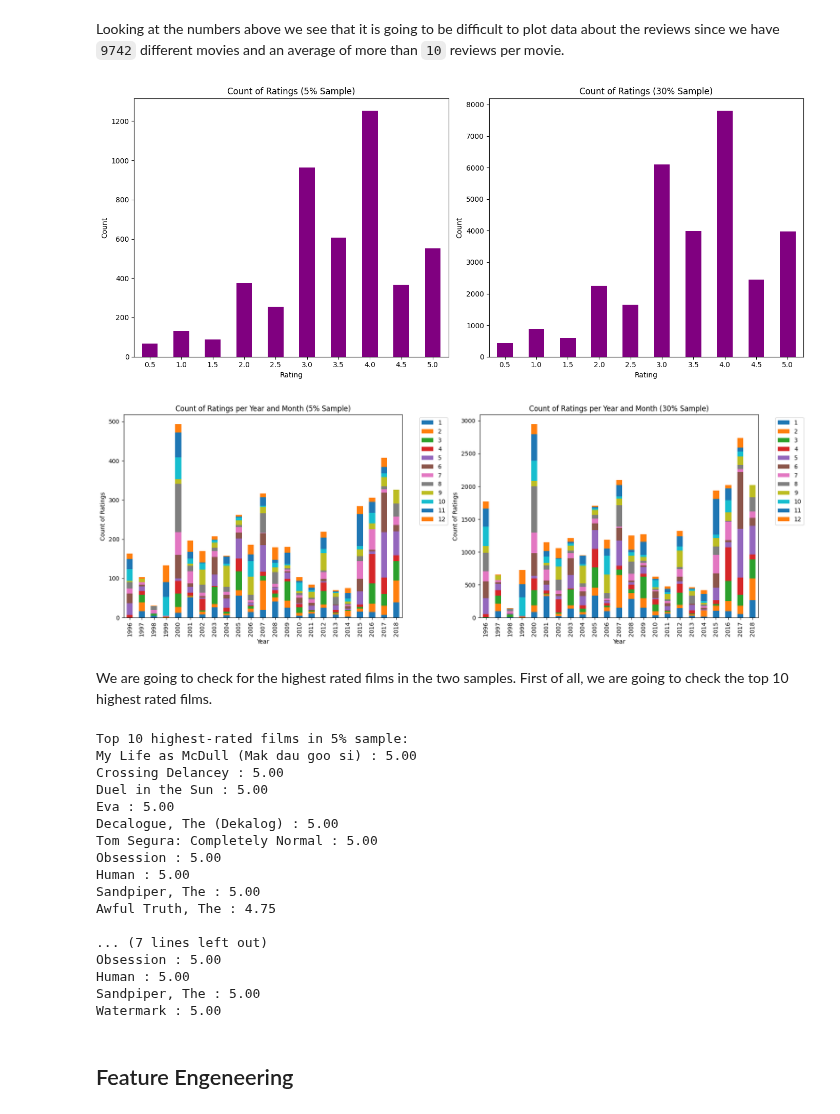
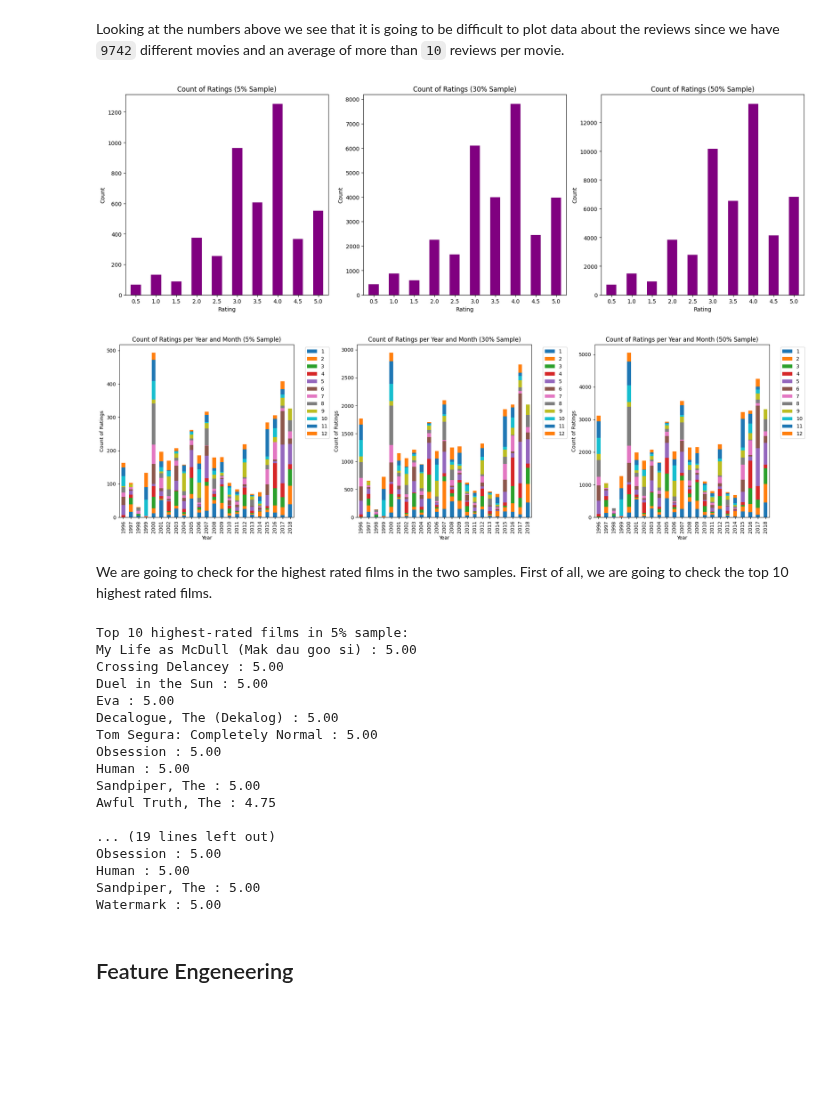
Before and after one commit to StijnHarder/SDfM---Jaume-and-Stijn, a Jupyter notebook: EDA Movielens - Samples.ipynb, the cells around one changed output. Saved outputs shown, nothing was run; the diff lists cells and outputs as text; code cells hidden in the pictures; blank space fills up the shorter version.

```diff
--- a/EDA Movielens - Samples.ipynb
+++ b/EDA Movielens - Samples.ipynb
@@ -181,9 +216,10 @@ import matplotlib.pyplot as plt
 # Read Parquet file
 ML = pd.read_parquet('cleaned/movielens_parquet')
 
-# Extracting samples of 5% and 30%
+# Extracting samples of 5%, 30%, and 50%
 sample_5_percent = ML.sample(frac=0.05, random_state=42)
 sample_30_percent = ML.sample(frac=0.3, random_state=42)
+sample_50_percent = ML.sample(frac=0.5, random_state=42)
 
 # Counting the number of movies per year for 5% sample
 movies_per_year_5_percent = sample_5_percent['year'].value_counts().sort_index()
@@ -191,12 +227,15 @@ movies_per_year_5_percent = sample_5_percent['year'].value_counts().sort_index()
 # Counting the number of movies per year for 30% sample
 movies_per_year_30_percent = sample_30_percent['year'].value_counts().sort_index()
 
-# Get the union of all years in both samples
-all_years = sorted(set(movies_per_year_5_percent.index).union(set(movies_per_year_30_percent.index)))
+# Counting the number of movies per year for 50% sample
+movies_per_year_50_percent = sample_50_percent['year'].value_counts().sort_index()
 
-# Plotting the count of movies per year for both samples
+# Get the union of all years in all samples
+all_years = sorted(set(movies_per_year_5_percent.index).union(set(movies_per_year_30_percent.index), set(movies_per_year_50_percent.index)))
+
+# Plotting the count of movies per year for all samples
 plt.figure(figsize=(22, 10))
-bar_width = 0.35  # Adjust the width of each bar
+bar_width = 0.25  # Adjust the width of each bar
 
 # Plotting for 5% sample
 plt.bar(range(len(all_years)), [movies_per_year_5_percent.get(year, 0) for year in all_years],
@@ -206,12 +245,16 @@ plt.bar(range(len(all_years)), [movies_per_year_5_percent.get(year, 0) for year
 plt.bar([x + bar_width for x in range(len(all_years))], [movies_per_year_30_percent.get(year, 0) for year in all_years],
         color='green', width=bar_width, align='center', label='30% Sample')
 
+# Plotting for 50% sample
+plt.bar([x + 2 * bar_width for x in range(len(all_years))], [movies_per_year_50_percent.get(year, 0) for year in all_years],
+        color='orange', width=bar_width, align='center', label='50% Sample')
+
 plt.title('Number of Movies per Year')
 plt.xlabel('Year')
 plt.ylabel('Number of Movies')
 
 # Adjust x-ticks positions and labels
-plt.xticks(range(len(all_years)), all_years, rotation=45)
+plt.xticks([x + bar_width for x in range(len(all_years))], all_years, rotation=45)
 
 plt.legend()
 plt.grid(axis='y', linestyle='--', alpha=0.9)
@@ -348,41 +422,47 @@ Top 10 movies with most reviews for 5% sample:
 # %% [markdown]
 Looking at the numbers above we see that it is going to be difficult to plot data about the reviews since we have `9742` different movies and an average of more than `10` reviews per movie.
 # %%
+import matplotlib.pyplot as plt
+import pandas as pd
+
 # Define a function to plot rating counts in subplots
 def plot_rating_counts(sample, subplot_location, title):
     # Create a list to hold all ratings
     all_ratings = []
 
     # Iterate through each row of the DataFrame and append each rating to the list
     for reviews_list in sample['review_data']:
         for review in reviews_list:
             all_ratings.append(review['rating'])
 
     # Create a pandas Series from the list of all ratings and count occurrences of each rating
     rating_counts = pd.Series(all_ratings).value_counts().sort_index()
 
     # Plotting the count of each rating
     plt.subplot(subplot_location)
     rating_counts.plot(kind='bar', color='purple')
     plt.title(f'Count of Ratings ({title})')  # Set subplot title
     plt.xlabel('Rating')
     plt.ylabel('Count')
     plt.xticks(rotation=0)
     plt.tight_layout()
 
 # Create subplots
-plt.figure(figsize=(14, 6))
+plt.figure(figsize=(18, 6))
 
 # Plot rating counts for 5% sample
-plot_rating_counts(sample_5_percent, 121, '5% Sample')
+plot_rating_counts(sample_5_percent, 131, '5% Sample')
 
 # Plot rating counts for 30% sample
-plot_rating_counts(sample_30_percent, 122, '30% Sample')
+plot_rating_counts(sample_30_percent, 132, '30% Sample')
+
+# Plot rating counts for 50% sample
+plot_rating_counts(sample_50_percent, 133, '50% Sample')
 
 # Show the plot
 plt.show()
 # %% [output]
-[figure, old version]
+[figure, new version]
 # %%
 import matplotlib.pyplot as plt
 import pandas as pd
@@ -413,7 +493,7 @@ def plot_ratings_per_year_month(sample, title, subplot_location):
     subplot_location.legend(bbox_to_anchor=(1.05, 1), loc='upper left')  # Adjusting legend position
 
 # Create subplots
-fig, axes = plt.subplots(1, 2, figsize=(17, 6))
+fig, axes = plt.subplots(1, 3, figsize=(20, 6))
 
 # Plot ratings per year and month for 5% sample
 plot_ratings_per_year_month(sample_5_percent, '5% Sample', axes[0])
@@ -421,13 +501,16 @@ plot_ratings_per_year_month(sample_5_percent, '5% Sample', axes[0])
 # Plot ratings per year and month for 30% sample
 plot_ratings_per_year_month(sample_30_percent, '30% Sample', axes[1])
 
+# Plot ratings per year and month for 50% sample
+plot_ratings_per_year_month(sample_50_percent, '50% Sample', axes[2])
+
 # Adjust layout
 plt.tight_layout()
 
 # Show the plot
 plt.show()
 # %% [output]
-[figure, old version]
+[figure, new version]
 # %% [markdown]
 We are going to check for the highest rated films in the two samples. First of all, we are going to check the top 10 highest rated films.
 # %%
@@ -458,6 +541,9 @@ sorted_movies_5_percent = calculate_average_rating(sample_5_percent)
 # Calculate the average ratings for the 30% sample
 sorted_movies_30_percent = calculate_average_rating(sample_30_percent)
 
+# Calculate the average ratings for the 50% sample
+sorted_movies_50_percent = calculate_average_rating(sample_50_percent)
+
 # Print the top 10 highest-rated films in each sample
 print("Top 10 highest-rated films in 5% sample:")
 for movie_id, rating in sorted_movies_5_percent[:10]:
@@ -468,6 +554,11 @@ print("\nTop 10 highest-rated films in 30% sample:")
 for movie_id, rating in sorted_movies_30_percent[:10]:
     movie_title = ML[ML['movieId'] == movie_id]['title'].values[0]
     print(f"{movie_title}: {rating:.2f}")
+
+print("\nTop 10 highest-rated films in 50% sample:")
+for movie_id, rating in sorted_movies_50_percent[:10]:
+    movie_title = ML[ML['movieId'] == movie_id]['title'].values[0]
+    print(f"{movie_title}: {rating:.2f}")
 # %% [output]
 Top 10 highest-rated films in 5% sample:
 My Life as McDull (Mak dau goo si) : 5.00
@@ -481,7 +572,7 @@ Human : 5.00
 Sandpiper, The : 5.00
 Awful Truth, The : 4.75
 
-... (7 lines left out)
+... (19 lines left out)
 Obsession : 5.00
 Human : 5.00
 Sandpiper, The : 5.00
```
Also changed, not shown: parts of 15 cells of this notebook, 3 other files.
